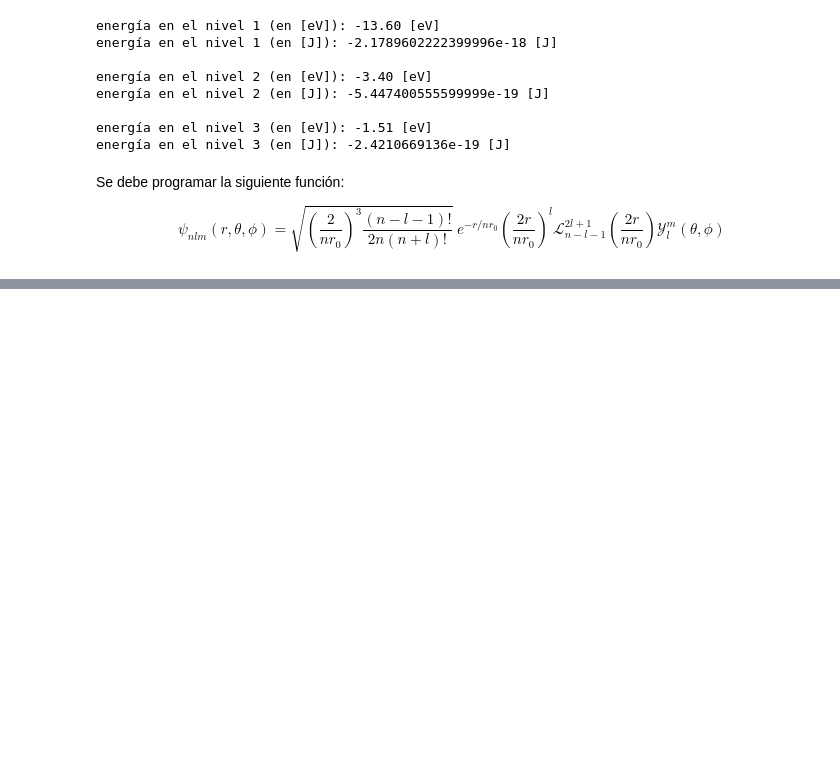
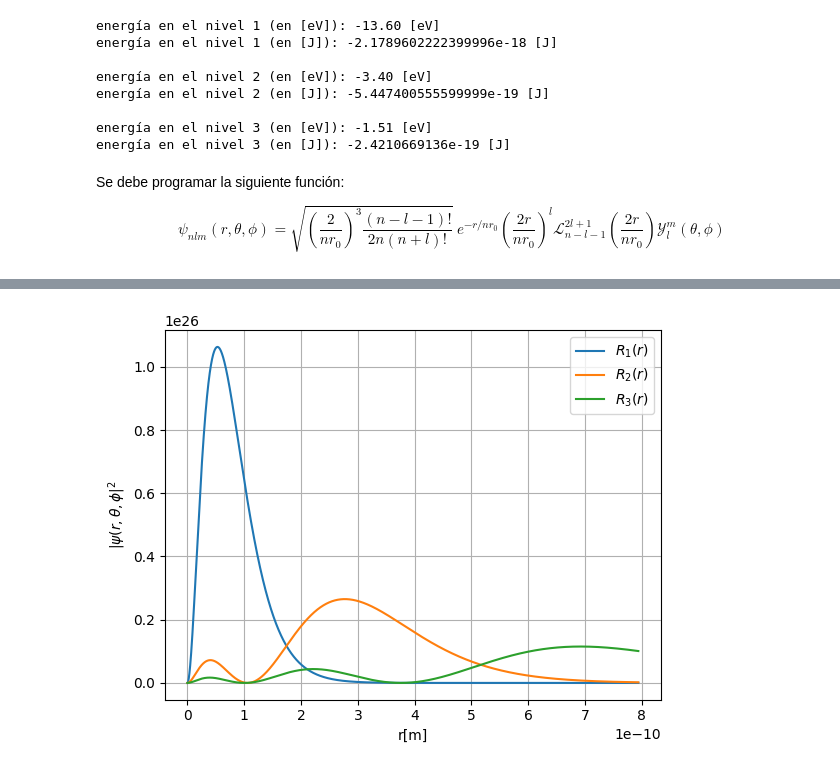
Before and after one commit to Felipeipe/t1_analogicos, a Jupyter notebook: Tarea 1 Analógicos.ipynb, the cells around one changed output, grey strips where cells are left out. Drawn from its saved outputs; the diff is of its cells as text; code cells hidden in the pictures; blank space fills up the shorter version.

```diff
--- a/Tarea 1 Analógicos.ipynb
+++ b/Tarea 1 Analógicos.ipynb
@@ -48,16 +48,16 @@ r_0 = (4 * pi * epsilon_0 * hbar ** 2) /(m_e * e**2) # cálculo de radio r_0
 def C(b,n,l):
     return np.sqrt(factorial(n-l-1)/(2 * n * factorial(n+l)) * (b)**3)
 
-def radial(r,r_0,n,l,m):
+def radial(r,n,l,m):
     b = 2 / (n * r_0)
     c = C(b,n,l)
     raiz = np.sqrt(c * b ** 3 )
-    exponencial = np.exp(-r*b/2)
-    lag = genlaguerre(n-l-1, 2*l+1)(b)
-    return raiz * exponencial * (b**l) * lag
+    exponencial = np.exp(-r/(n*r_0))
+    lag = genlaguerre(n-l-1, 2*l+1)(b*r)
+    return raiz * exponencial * ((b*r)**l) * lag
 
 def angular(theta, phi,n,l,m):
     return sph_harm(m,l,theta,phi)
 
 def psi(r, theta, phi, r_0, n, l, m):
-    return radial(r,r_0,n,l,m) * angular(theta,phi,n,l,m)
+    return radial(r,n,l,m) * angular(theta,phi,n,l,m)
@@ -66,11 +63,0 @@ def psi(r, theta, phi, r_0, n, l, m):
-# %%
-r = np.linspace(r_0,4*r_0,200)
-theta = np.linspace(0,pi,150)
-phi = np.linspace(0,2*pi,150)
-
-
-Theta, Phi = np.meshgrid(theta, phi)
-fig = plt.figure()
-ax = fig.add_subplot(111, projection='3d')
-ax.plot_surface(Theta, Phi, psi(r_0, Theta, Phi,r_0,5,4,0), cmap='viridis')
-plt.show(fig)
@@ -122,0 +117,14 @@ K = intgrl()
+# %%
+
+I = np.linspace(0, 15 * r_0, 10000)
+
+for n in range(1,4):
+    R_n00 = I**2 * abs( radial(I, n, 0, 0)) ** 2
+    plt.plot(I,R_n00,label=rf"$R_{n}(r)$")
+plt.xlabel("r[m]")
+plt.ylabel(r"$|\psi(r,\theta,\phi|^2$")
+plt.grid(True)
+plt.legend(loc='best')
+plt.show()
+# %% [output]
+[figure, added]
```
Also changed, not shown: parts of 5 cells of this notebook.
